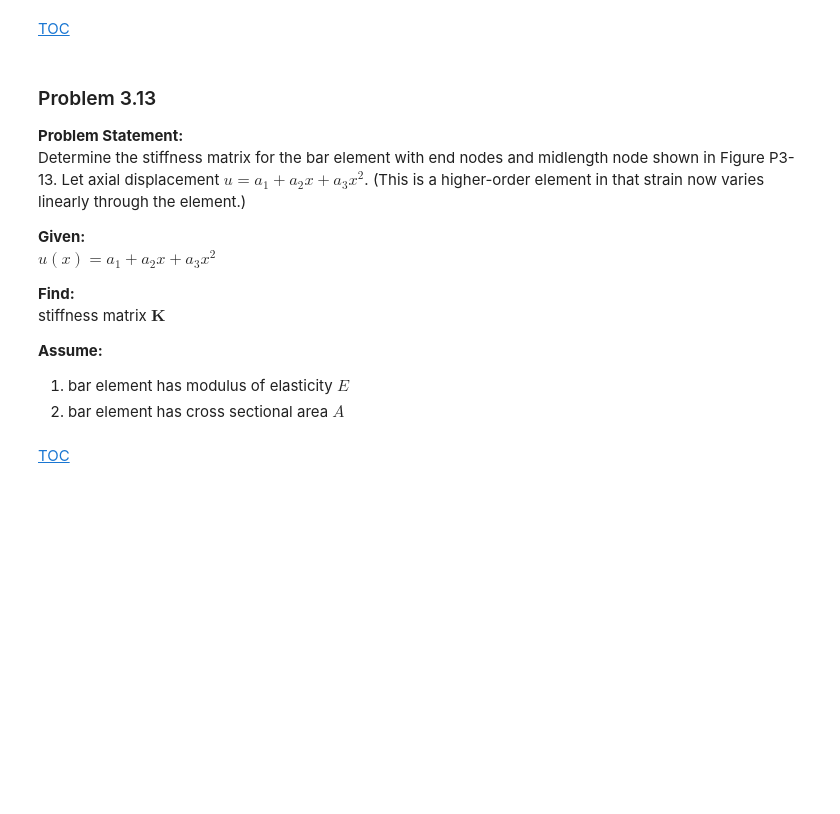
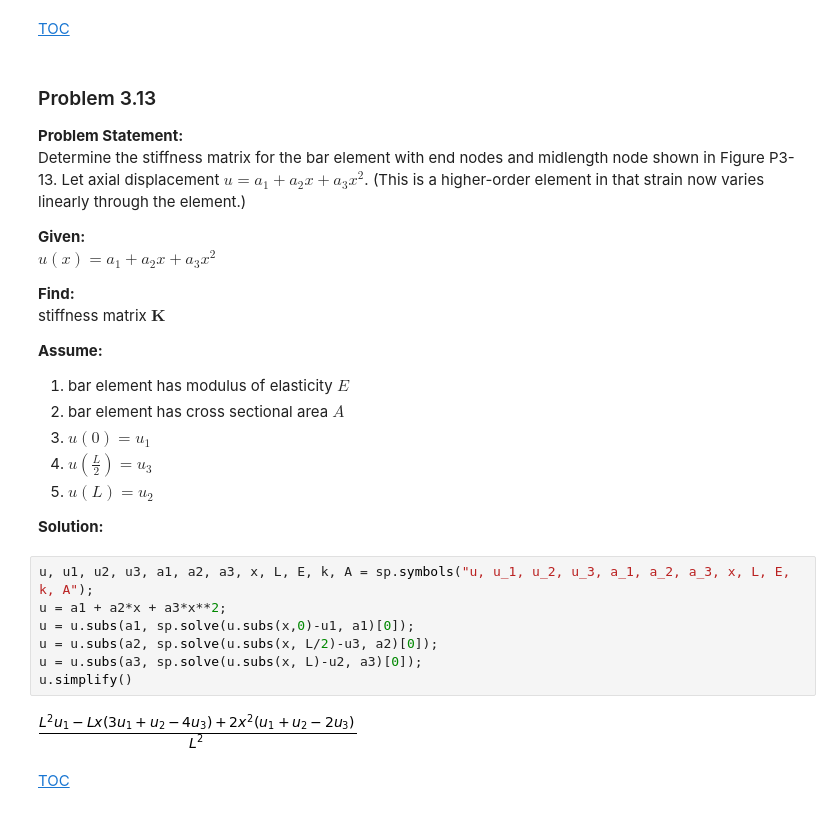
Before and after one commit to Spitts0484/FEM, a Jupyter notebook: FEM_ch3/FEM_ch3.ipynb, the cells around one changed output. Drawn from its saved outputs; the diff is of its cells as text; blank space fills up the shorter version.

```diff
--- a/FEM_ch3/FEM_ch3.ipynb
+++ b/FEM_ch3/FEM_ch3.ipynb
@@ -382,6 +430,20 @@ stiffness matrix $\boldsymbol{K}$<br>
 **Assume:**<br>
 1. bar element has modulus of elasticity $E$
 1. bar element has cross sectional area $A$
+1. $u(0) = u_1$
+1. $u(\frac{L}{2}) = u_3$
+1. $u(L) = u_2$
+
+**Solution:**
+# %%
+u, u1, u2, u3, a1, a2, a3, x, L, E, k, A = sp.symbols("u, u_1, u_2, u_3, a_1, a_2, a_3, x, L, E, k, A");
+u = a1 + a2*x + a3*x**2;
+u = u.subs(a1, sp.solve(u.subs(x,0)-u1, a1)[0]);
+u = u.subs(a2, sp.solve(u.subs(x, L/2)-u3, a2)[0]);
+u = u.subs(a3, sp.solve(u.subs(x, L)-u2, a3)[0]);
+u.simplify()
+# %% [output]
+[figure, added]
 # %% [markdown]
 [TOC](#TOC)
 # %% [markdown]
```
Also changed, not shown: parts of 4 cells of this notebook, 2 other files.
